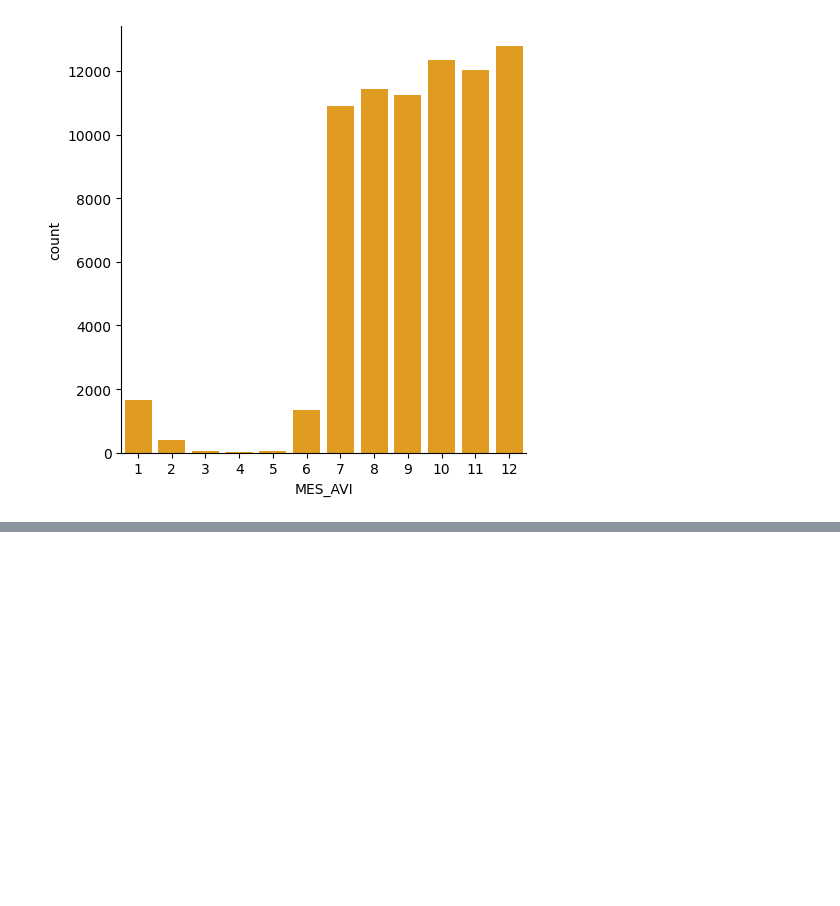
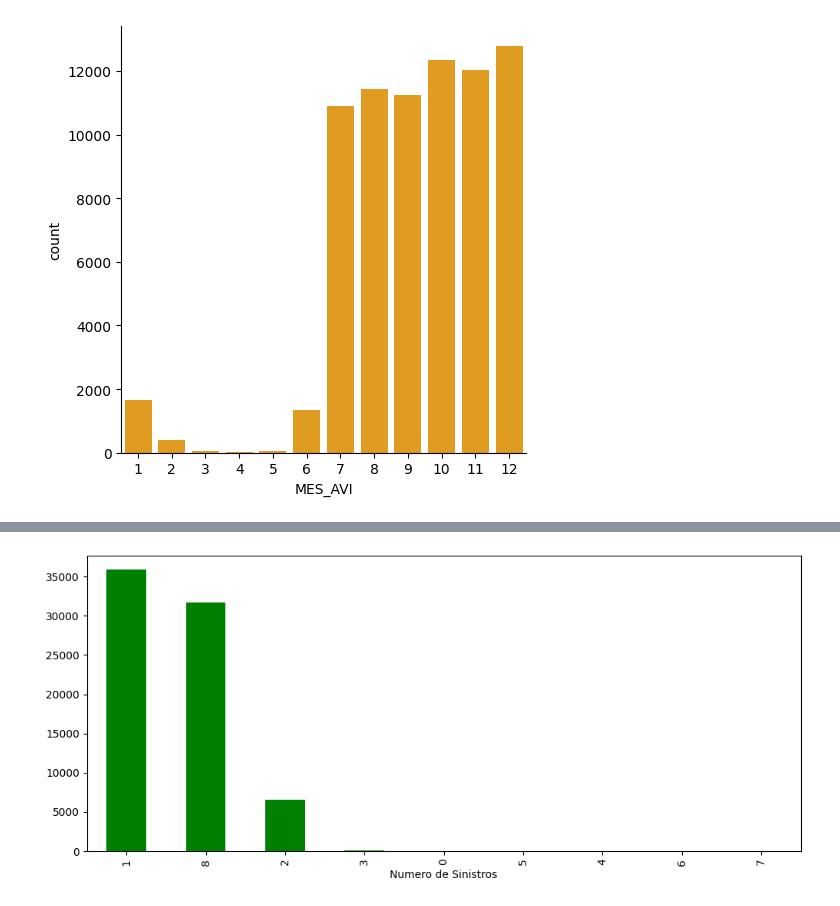
Before and after one commit to Gcango/Projecto_6, a Jupyter notebook: Analise_Seguradoras.ipynb, the cells around one changed output, grey strips where cells are left out. Drawn from its saved outputs; the diff is of its cells as text; code cells hidden in the pictures; blank space fills up the shorter version.

```diff
--- a/Analise_Seguradoras.ipynb
+++ b/Analise_Seguradoras.ipynb
@@ -689,0 +708,9 @@ sns.catplot(data=dados, x='MES_AVI', kind='count', color='orange');
+# %%
+ax = dados.groupby('EVENTO')['INDENIZ'] \
+  .agg(['mean','count']) \
+  .sort_values('count', ascending=False)['count']\
+  .plot(kind='bar', figsize=(12,5), title='', color='green')
+ax.set_xlabel('Numero de Sinistros')
+plt.show()
+# %% [output]
+[figure, added]
```
Also changed, not shown: parts of 7 cells of this notebook.
